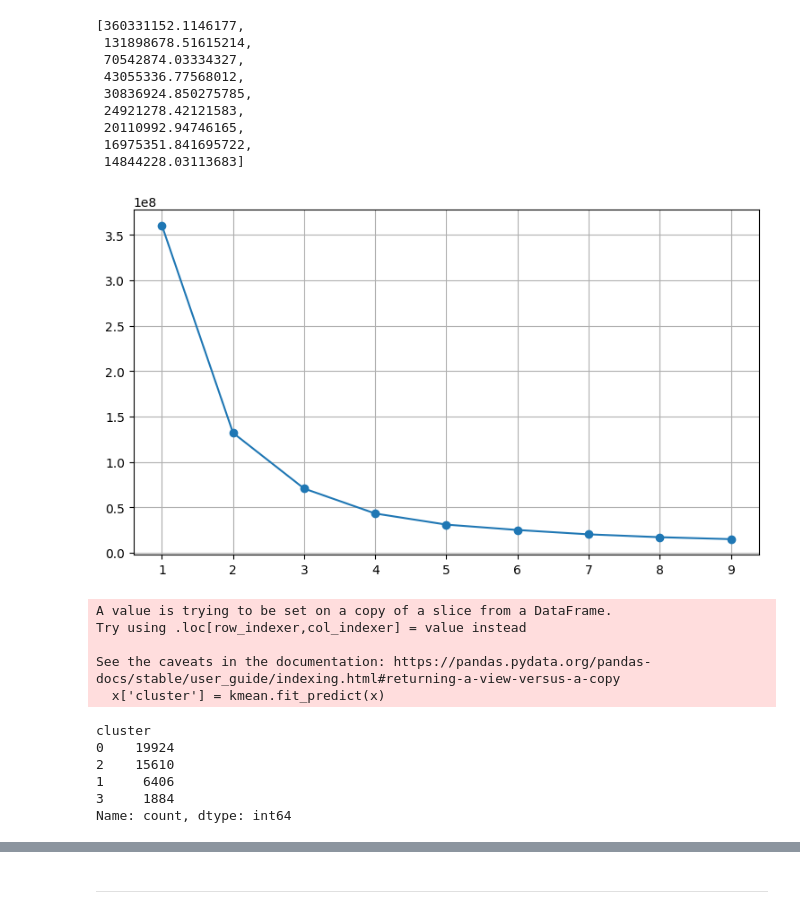
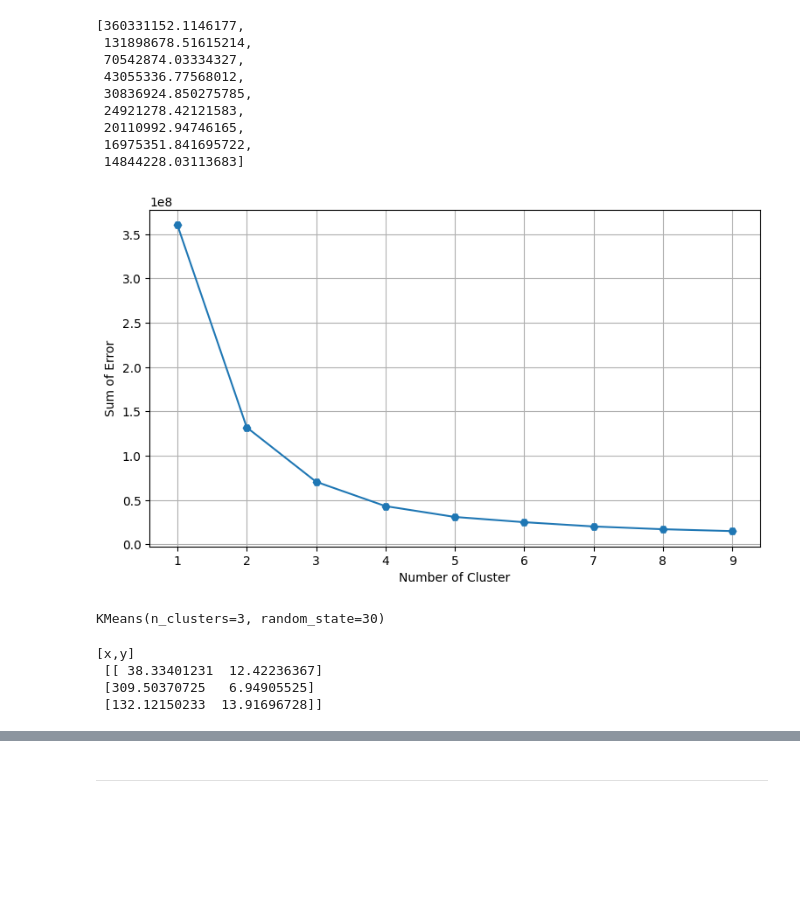
Before and after one commit to Vedant988/Vedant_INBT010521_June2024, a Jupyter notebook: task2_PRSA_data_2010.1.1-2014.12.31.ipynb, the cells around one changed output, grey strips where cells are left out. Drawn from its saved outputs; the diff is of its cells as text; code cells hidden in the pictures; blank space fills up the shorter version.

```diff
--- a/task2_PRSA_data_2010.1.1-2014.12.31.ipynb
+++ b/task2_PRSA_data_2010.1.1-2014.12.31.ipynb
@@ -615,28 +634,25 @@ list
  14844228.03113683]
 # %%
 plt.figure(figsize=(9,5))
-plt.plot(range(1,10),list,marker='o')
+plt.plot(range(1,10),list,marker='H')
 plt.xticks(range(1,10))
+plt.ylabel("Sum of Error")
+plt.xlabel("Number of Cluster")
 plt.grid()
 plt.show()
 # %% [output]
-[figure, old version]
+[figure, new version]
 # %%
-kmean = KMeans(n_clusters=4,init='k-means++',random_state=30)
+kmean = KMeans(n_clusters=3,random_state=30)
 kmean.fit(x)
-x['cluster'] = kmean.fit_predict(x)
 # %% [output]
-A value is trying to be set on a copy of a slice from a DataFrame.
-Try using .loc[row_indexer,col_indexer] = value instead
-
-See the caveats in the documentation: https://pandas.pydata.org/pandas-docs/stable/user_guide/indexing.html#returning-a-view-versus-a-copy
-  x['cluster'] = kmean.fit_predict(x)
+KMeans(n_clusters=3, random_state=30)
 # %%
-x['cluster'].value_counts()
+labels = kmean.predict(x)
+centroids = kmean.cluster_centers_
+print('[x,y]\n',centroids)
 # %% [output]
-cluster
-0    19924
-2    15610
-1     6406
-3     1884
-Name: count, dtype: int64
+[x,y]
+ [[ 38.33401231  12.42236367]
+ [309.50370725   6.94905525]
+ [132.12150233  13.91696728]]
```
Also changed, not shown: parts of 5 cells of this notebook.
